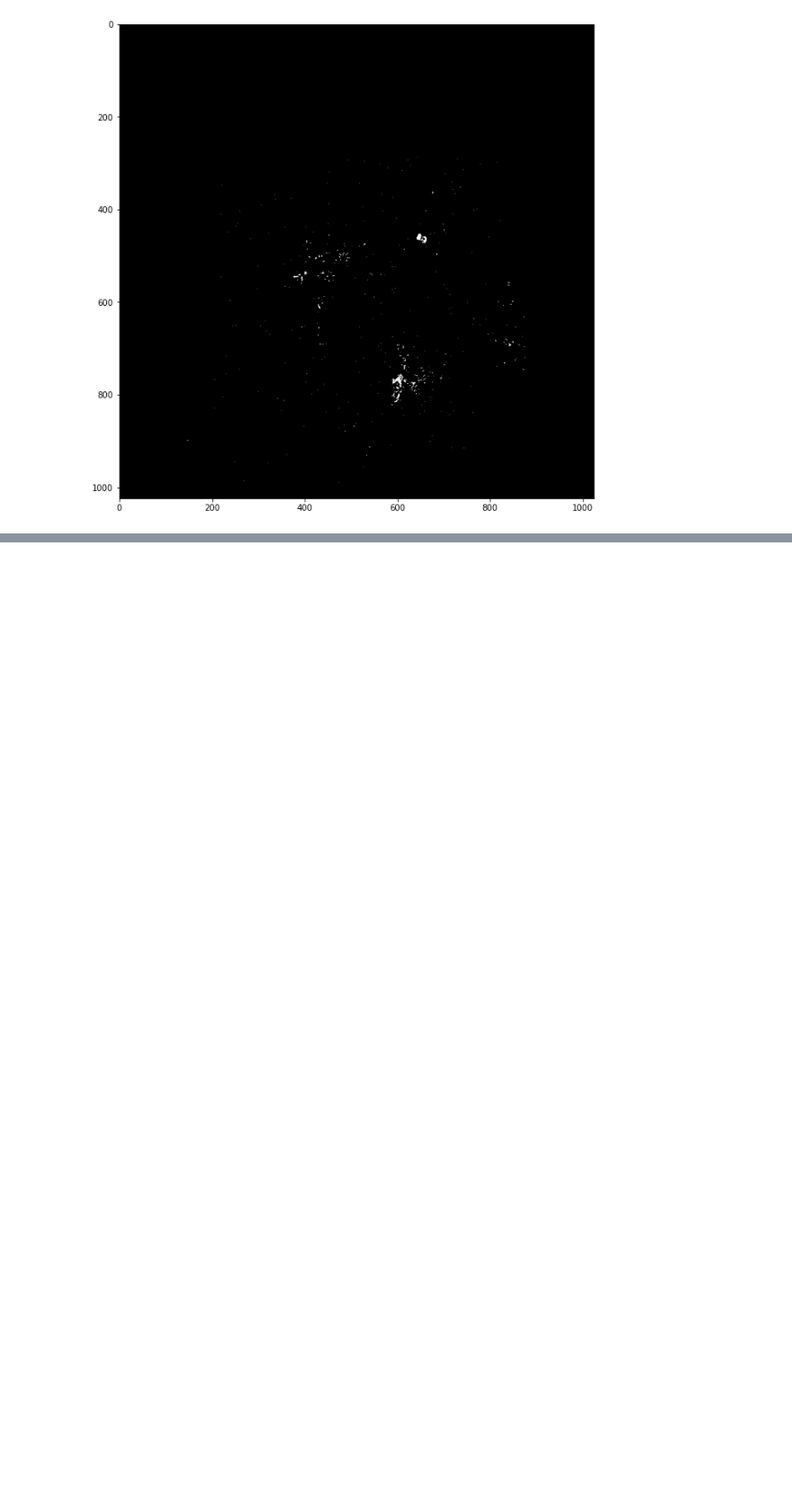
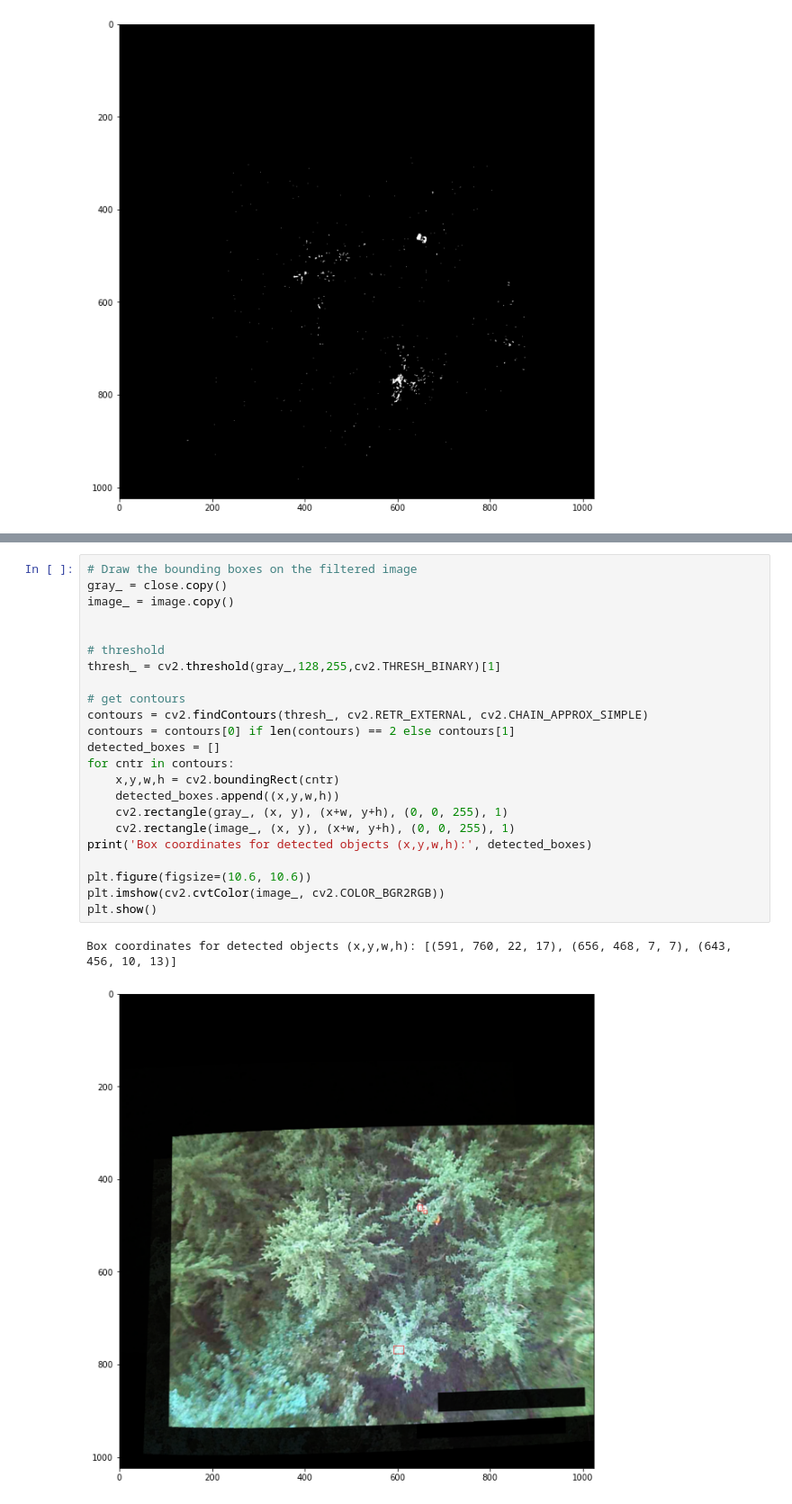
Before and after one commit to p10arri/Video-Anomaly-Detection, a Jupyter notebook: Gesamt.ipynb, the cells around one changed output, grey strips where cells are left out. Shown at 90% size. Drawn from its saved outputs; the diff is of its cells as text; blank space fills up the shorter version.

Commit message:
Gesamt: bounding boxes added

```diff
--- a/Gesamt.ipynb
+++ b/Gesamt.ipynb
@@ -744,0 +783,26 @@ plt.show()
+# %%
+# Draw the bounding boxes on the filtered image
+gray_ = close.copy()
+image_ = image.copy()
+
+
+# threshold
+thresh_ = cv2.threshold(gray_,128,255,cv2.THRESH_BINARY)[1]
+
+# get contours
+contours = cv2.findContours(thresh_, cv2.RETR_EXTERNAL, cv2.CHAIN_APPROX_SIMPLE)
+contours = contours[0] if len(contours) == 2 else contours[1]
+detected_boxes = []
+for cntr in contours:
+    x,y,w,h = cv2.boundingRect(cntr)
+    detected_boxes.append((x,y,w,h))
+    cv2.rectangle(gray_, (x, y), (x+w, y+h), (0, 0, 255), 1)
+    cv2.rectangle(image_, (x, y), (x+w, y+h), (0, 0, 255), 1)
+print('Box coordinates for detected objects (x,y,w,h):', detected_boxes)
+
+plt.figure(figsize=(10.6, 10.6))
+plt.imshow(cv2.cvtColor(image_, cv2.COLOR_BGR2RGB))
+plt.show()
+# %% [output]
+Box coordinates for detected objects (x,y,w,h): [(591, 760, 22, 17), (656, 468, 7, 7), (643, 456, 10, 13)]
+[figure, added]
```
Also changed, not shown: parts of 5 cells of this notebook.
